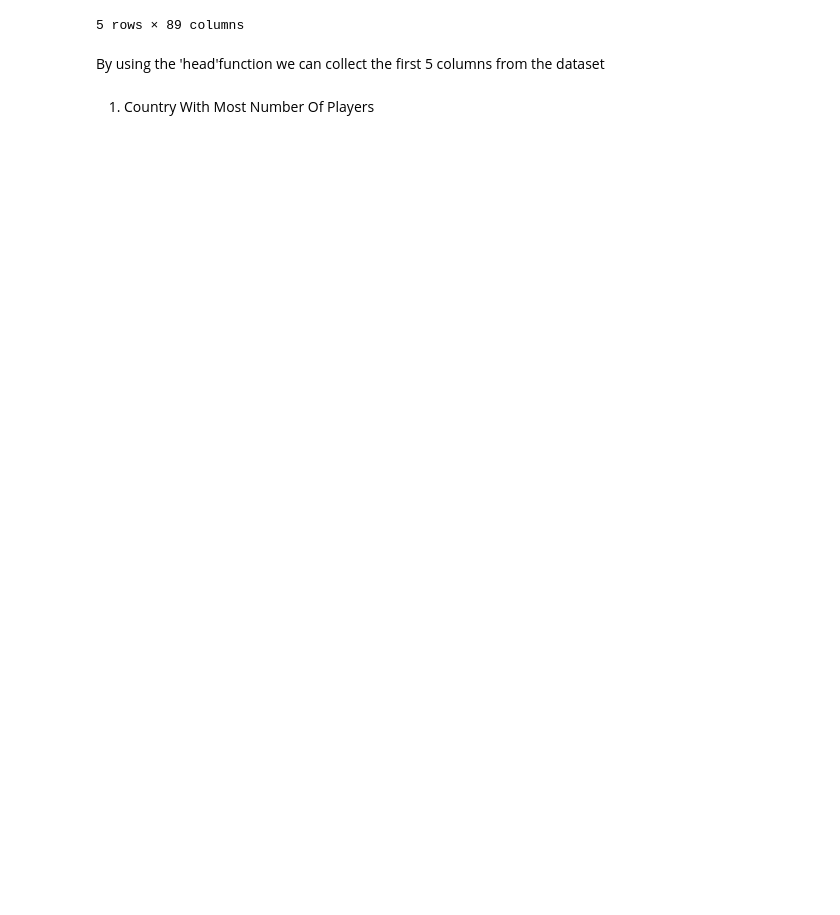
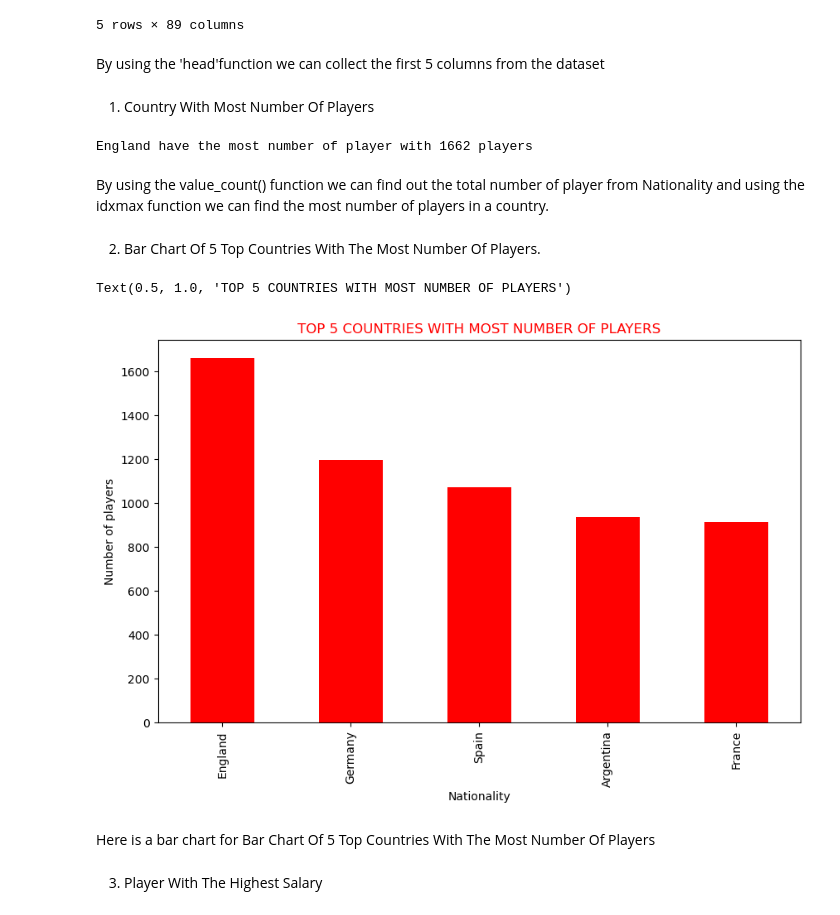
Before and after one commit to Thejascc/EDA---Fifa-Players-Dataset, a Jupyter notebook: NoteBook_Fifa.ipynb, the cells around one changed output. Saved outputs shown, nothing was run; the diff lists cells and outputs as text; code cells hidden in the pictures; blank space fills up the shorter version.

```diff
--- a/NoteBook_Fifa.ipynb
+++ b/NoteBook_Fifa.ipynb
@@ -23,3 +23,27 @@ df.head(5)
 By using the 'head'function we can collect the first 5 columns from the dataset
 # %% [markdown]
 1) Country With Most Number Of Players
+# %%
+val = df.Nationality.value_counts()
+max = val.max()
+print(f'{val.idxmax()} have the most number of player with',max,'players')
+# %% [output]
+England have the most number of player with 1662 players
+# %% [markdown]
+By using the value_count() function we can find out the total number of player from Nationality and using the idxmax function we can find the most number of players in a country.
+# %% [markdown]
+2) Bar Chart Of 5 Top Countries With The Most Number Of Players.
+# %%
+h1 = df['Nationality'].value_counts().head()
+plt.figure(figsize=(10,6))
+h1.plot(kind = 'bar',color = 'red')
+plt.xlabel("Nationality")
+plt.ylabel("Number of players")
+plt.title("TOP 5 COUNTRIES WITH MOST NUMBER OF PLAYERS",color = 'red')
+# %% [output]
+Text(0.5, 1.0, 'TOP 5 COUNTRIES WITH MOST NUMBER OF PLAYERS')
+[figure, added]
+# %% [markdown]
+Here is a bar chart for Bar Chart Of 5 Top Countries With The Most Number Of Players
+# %% [markdown]
+3) Player With The Highest Salary
```
Also changed, not shown: parts of 15 cells of this notebook.
